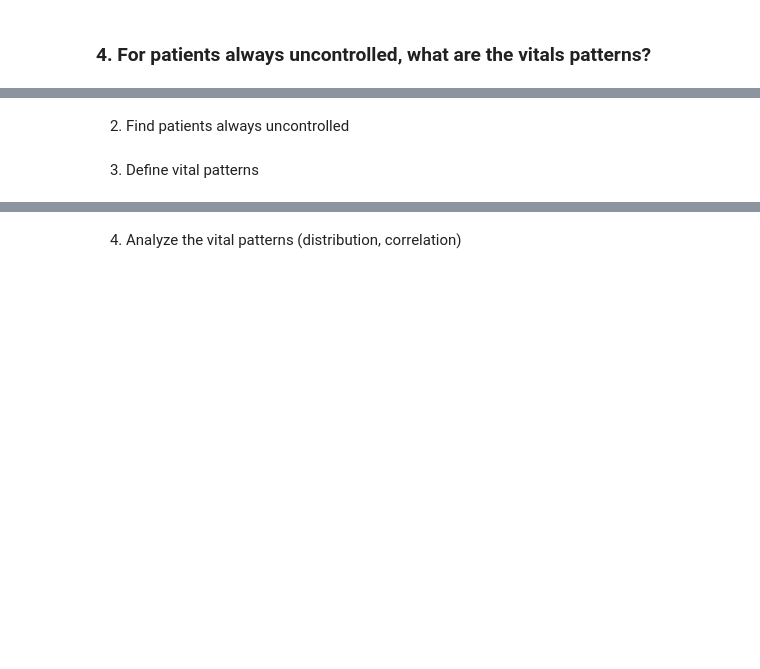
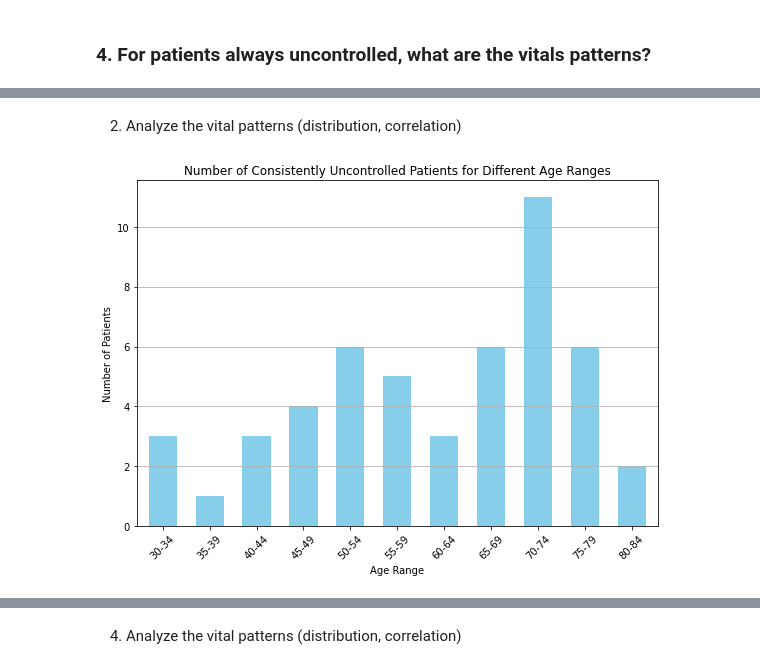
Before and after one commit to ruixuanzheng/iHealthChallenge, a Jupyter notebook: solution.ipynb, the cells around one changed output, grey strips where cells are left out. Saved outputs shown, nothing was run; the diff lists cells and outputs as text; code cells hidden in the pictures; blank space fills up the shorter version.

```diff
--- a/solution.ipynb
+++ b/solution.ipynb
@@ -380,4 +397,28 @@ df[df["EPR ID"].isin(df_after_cnt.loc[df_after_cnt["bp_controlled"] == 2, "EPR I
-# %% [markdown]
-2. Find patients always uncontrolled
-# %% [markdown]
-3. Define vital patterns
+# %%
+df_always = df.groupby(["EPR ID", "bp_controlled"]).count().reset_index().groupby(["EPR ID"]).count().reset_index()
+df_always = df_always[df_always["bp_controlled"] == 1]
+# at this time, df_always contain the patients who consistently as conrolled and who consistently as uncontrolled
+# %%
+# delete patients that are consistently controlled
+a = df.groupby(["EPR ID", "bp_controlled"]).count().reset_index()
+con_list = a.loc[a["bp_controlled"] == "Controlled", "EPR ID"].drop_duplicates()
+df_always = df_always[~df_always["EPR ID"].isin(con_list)]
+df_always = df[df["EPR ID"].isin(df_always["EPR ID"].tolist())]
+# %% [markdown]
+2. Analyze the vital patterns (distribution, correlation)
+# %%
+# age distribution for patients who are consistently uncontrolled
+plt.figure(figsize=(8, 6))
+bar_width = 0.6
+df_always_unique = df_always[["EPR ID", "age_range", "Gender"]].drop_duplicates()
+df_always_unique['age_range'].value_counts().sort_index().plot(kind='bar', color='skyblue', width=bar_width)
+
+plt.title('Number of Consistently Uncontrolled Patients for Different Age Ranges')
+plt.xlabel('Age Range')
+plt.ylabel('Number of Patients')
+plt.xticks(rotation=45)
+plt.grid(axis='y')
+plt.tight_layout()
+plt.show()
+# %% [output]
+[figure, added]
```
Also changed, not shown: parts of 5 cells of this notebook.
